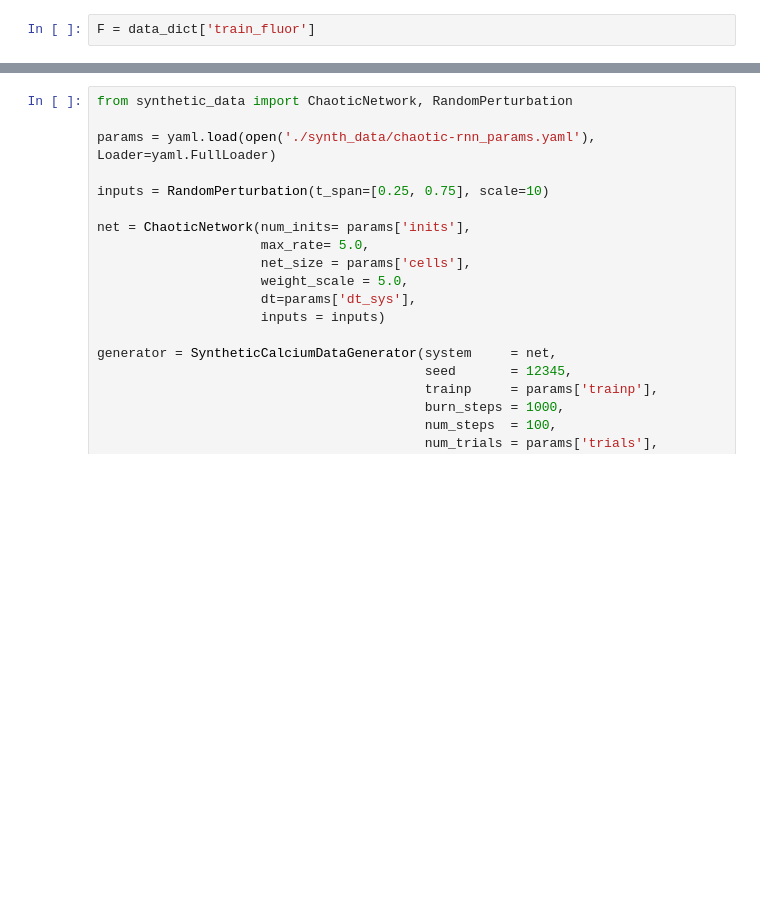
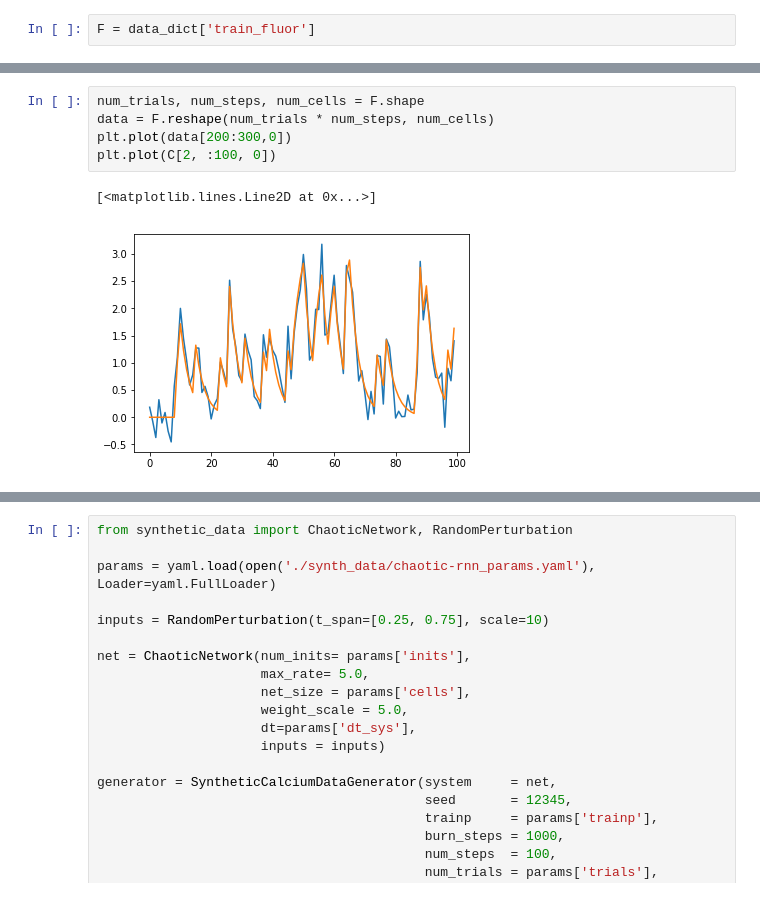
Before and after one commit to lyprince/hierarchical_lfads, a Jupyter notebook: synthetic_data.ipynb, the cells around one changed output, grey strips where cells are left out. Drawn from its saved outputs; the diff is of its cells as text; blank space fills up the shorter version.

```diff
--- a/synthetic_data.ipynb
+++ b/synthetic_data.ipynb
@@ -87,0 +105,8 @@ plt.colorbar()
+# %%
+num_trials, num_steps, num_cells = F.shape
+data = F.reshape(num_trials * num_steps, num_cells)
+plt.plot(data[200:300,0])
+plt.plot(C[2, :100, 0])
+# %% [output]
+[<matplotlib.lines.Line2D at 0x...>]
+[figure, added]
```
Also changed, not shown: parts of 11 cells of this notebook, 4 other files.
